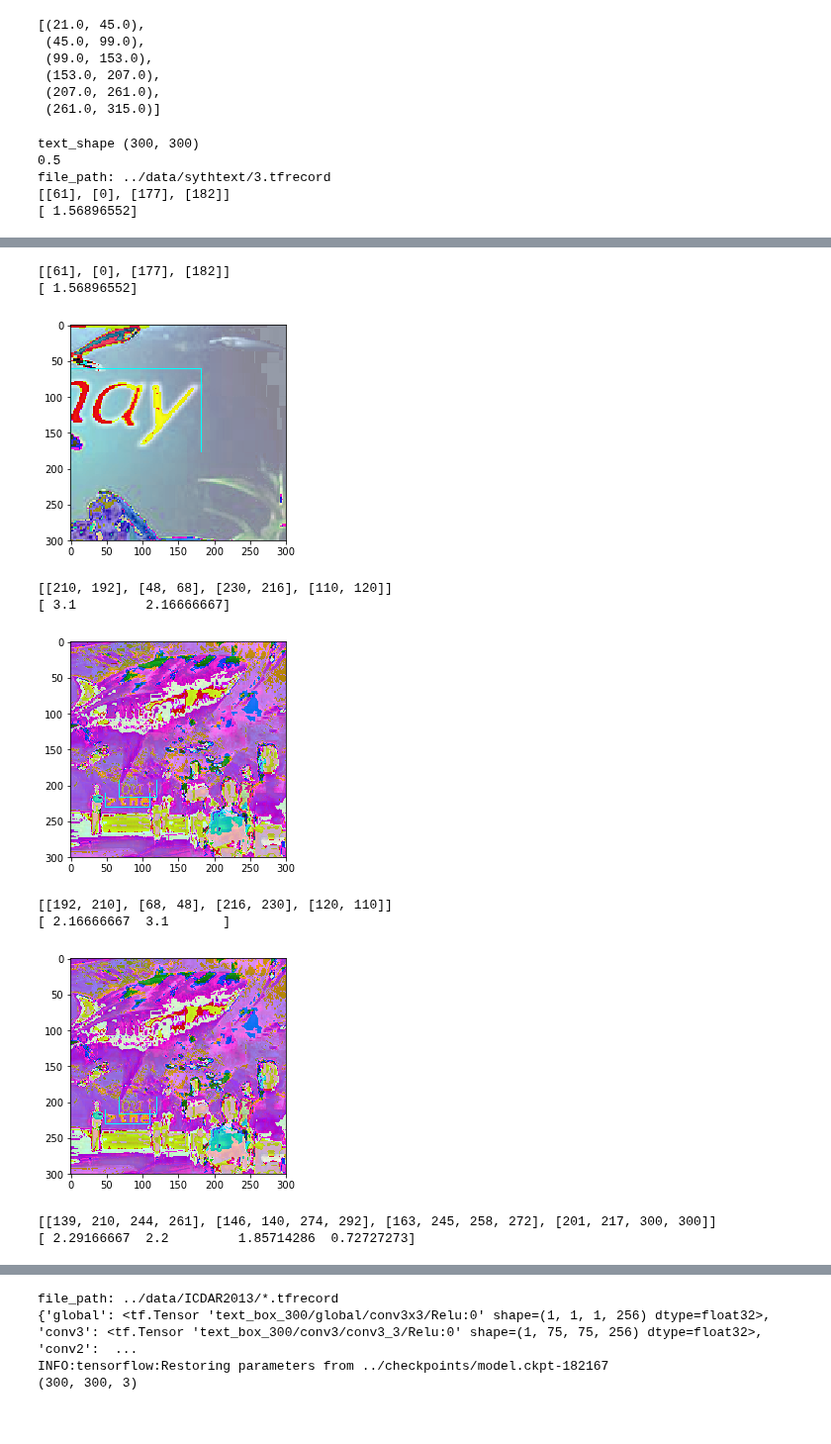
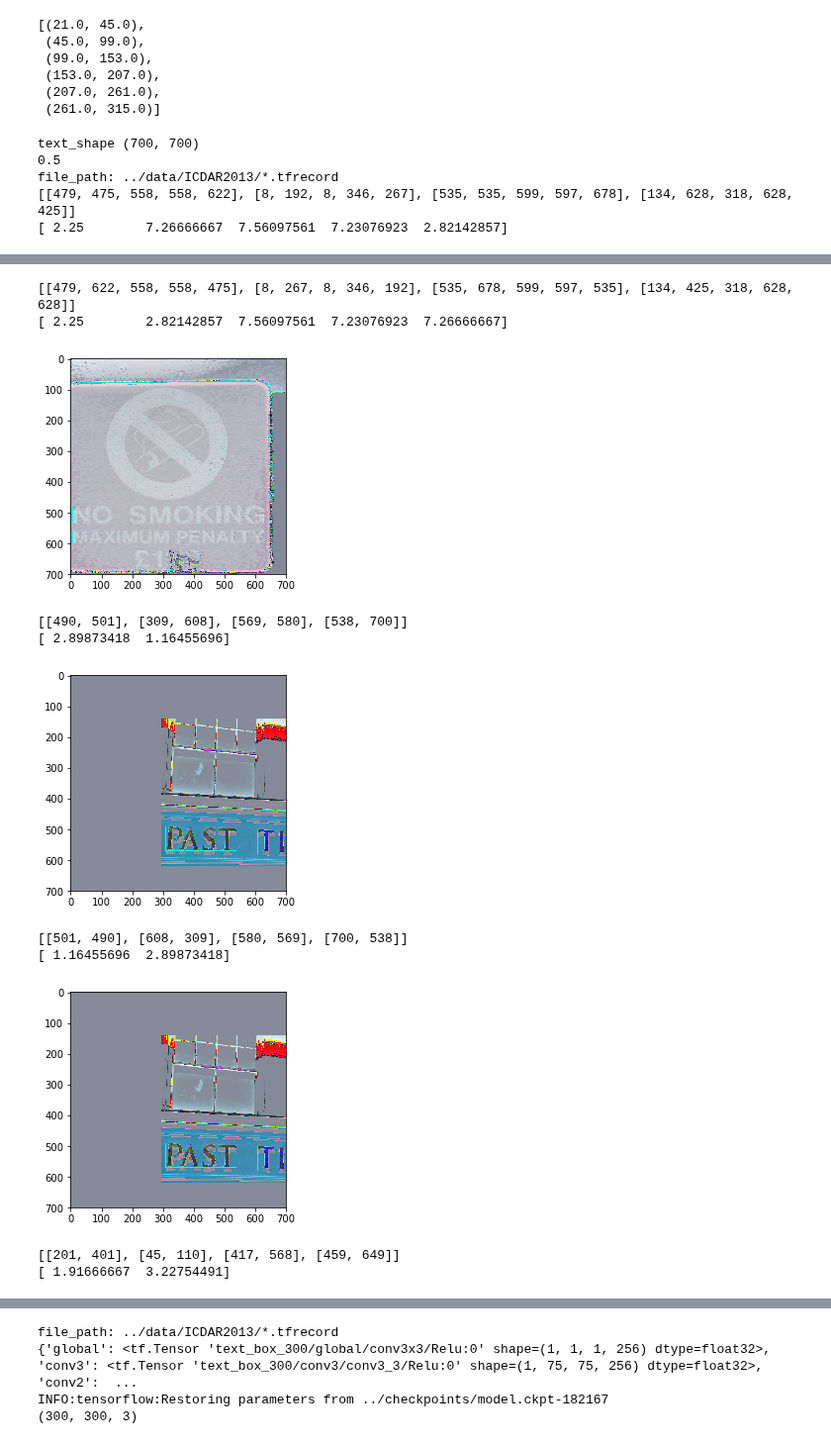
Before and after one commit to bindung/TextBoxes-TensorFlow, a Jupyter notebook: Notes/Untitled.ipynb, the cells around one changed output, grey strips where cells are left out. Shown at 99% size. Saved outputs shown, nothing was run; the diff lists cells and outputs as text; code cells hidden in the pictures.

Commit message:
add 700 model

```diff
--- a/Notes/Untitled.ipynb
+++ b/Notes/Untitled.ipynb
@@ -92,16 +95,17 @@ anchor_sizes
 out_shape = [500,700]
 with tf.Graph().as_default():
     # build a net\
-    params = txtbox_300.TextboxNet.default_params
+    model_name = txtbox_700
+    params = model_name.TextboxNet.default_params
     #params = params._replace(anchor_sizes = anchor_sizes)
-    text_net = txtbox_300.TextboxNet(params)
+    text_net = model_name.TextboxNet(params)
     text_shape = text_net.params.img_shape
     print 'text_shape '+  str(text_shape)
     text_anchors = text_net.anchors(text_shape)
     print text_net.params.match_threshold
 
     ## dataset provider
-    dataset = sythtextprovider.get_datasets('../data/sythtext/',file_pattern='3.tfrecord')
+    dataset = sythtextprovider.get_datasets('../data/ICDAR2013/',file_pattern='*.tfrecord')
 
     data_provider = slim.dataset_data_provider.DatasetDataProvider(
             dataset, common_queue_capacity=32, common_queue_min=2)
@@ -128,7 +132,7 @@ with tf.Graph().as_default():
     localisations = text_net.bboxes_decode(glocalisations, text_anchors)
     rscores, rbboxes = \
     text_net.detected_bboxes(predictions, localisations,
-                            select_threshold=0.01,
+                            select_threshold=0.5,
                             nms_threshold=0.5,
                             clipping_bbox=None,
                             top_k=400,
@@ -160,8 +164,8 @@ with tf.Graph().as_default():
             print pre_box_
             print np.sum(error)
 # %% [output]
-text_shape (300, 300)
+text_shape (700, 700)
 0.5
-file_path: ../data/sythtext/3.tfrecord
-[[61], [0], [177], [182]]
-[ 1.56896552]
+file_path: ../data/ICDAR2013/*.tfrecord
+[[479, 475, 558, 558, 622], [8, 192, 8, 346, 267], [535, 535, 599, 597, 678], [134, 628, 318, 628, 425]]
+[ 2.25        7.26666667  7.56097561  7.23076923  2.82142857]
@@ -169,11 +173,11 @@ file_path: ../data/sythtext/3.tfrecord
-[[61], [0], [177], [182]]
-[ 1.56896552]
+[[479, 622, 558, 558, 475], [8, 267, 8, 346, 192], [535, 678, 599, 597, 535], [134, 425, 318, 628, 628]]
+[ 2.25        2.82142857  7.56097561  7.23076923  7.26666667]
-[figure, old version]
+[figure, new version]
-[[210, 192], [48, 68], [230, 216], [110, 120]]
-[ 3.1         2.16666667]
+[[490, 501], [309, 608], [569, 580], [538, 700]]
+[ 2.89873418  1.16455696]
-[figure, old version]
+[figure, new version]
-[[192, 210], [68, 48], [216, 230], [120, 110]]
-[ 2.16666667  3.1       ]
+[[501, 490], [608, 309], [580, 569], [700, 538]]
+[ 1.16455696  2.89873418]
-[figure, old version]
+[figure, new version]
-[[139, 210, 244, 261], [146, 140, 274, 292], [163, 245, 258, 272], [201, 217, 300, 300]]
-[ 2.29166667  2.2         1.85714286  0.72727273]
+[[201, 401], [45, 110], [417, 568], [459, 649]]
+[ 1.91666667  3.22754491]
```
Also changed, not shown: parts of 3 cells of this notebook, 12 other files.
